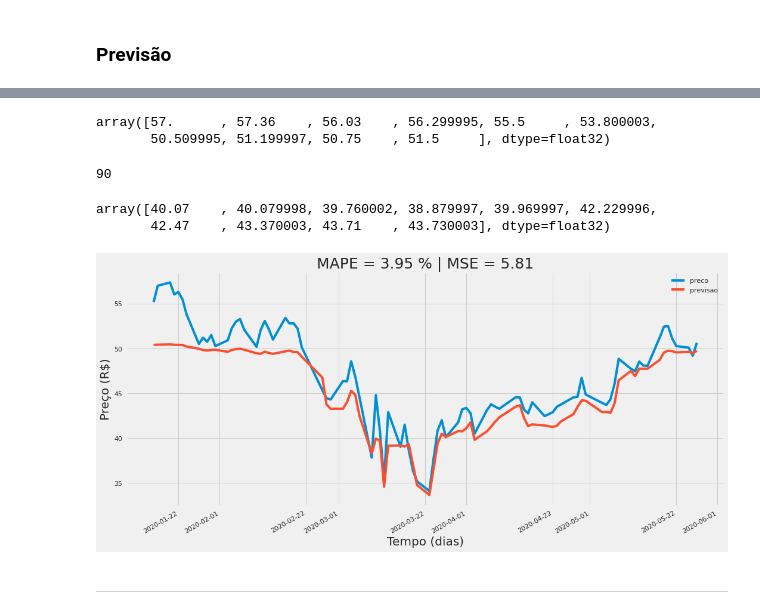
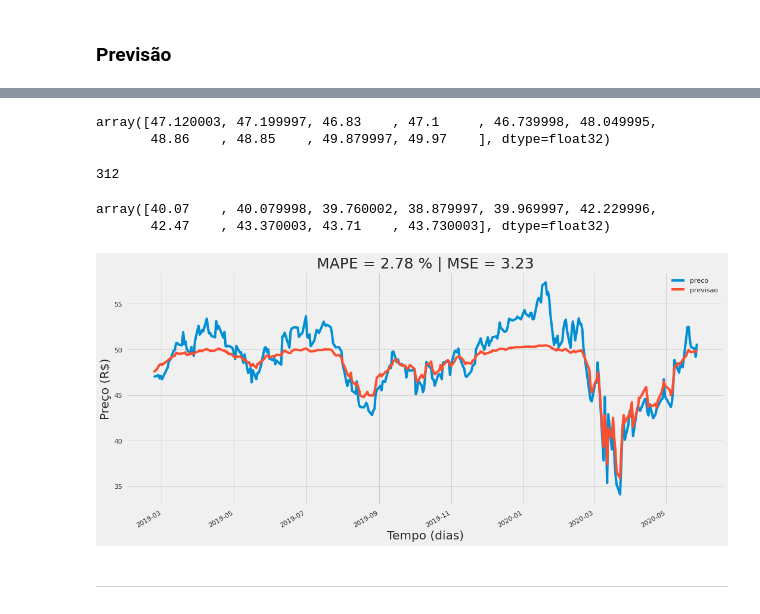
Before and after one commit to brunocampos01/forecast-of-time-series-with-stock-data, a Jupyter notebook: notebooks/02.03-deep_learning.ipynb, the cells around one changed output, grey strips where cells are left out. Saved outputs shown, nothing was run; the diff lists cells and outputs as text; code cells hidden in the pictures.

```diff
--- a/notebooks/02.03-deep_learning.ipynb
+++ b/notebooks/02.03-deep_learning.ipynb
@@ -143,8 +140,8 @@ df_vale3.head()
 # %% [markdown]
 ## Divisão dos Dados
 # %%
-size_train = 2354
-size_test = 91
+size_train = 2132
+size_test = 313
 print(size_train)
 print(size_test)
 
@@ -382,24 +368,24 @@ y_train = y_train*(train_max[0] - train_min[0]) + train_min[0]
 # %%
 y_test[:10]
 # %% [output]
-array([57.      , 57.36    , 56.03    , 56.299995, 55.5     , 53.800003,
-       50.509995, 51.199997, 50.75    , 51.5     ], dtype=float32)
+array([47.120003, 47.199997, 46.83    , 47.1     , 46.739998, 48.049995,
+       48.86    , 48.85    , 49.879997, 49.97    ], dtype=float32)
 # %%
 len(y_test)
 # %% [output]
-90
+312
 # %%
 y_train[:10]
 # %% [output]
 array([40.07    , 40.079998, 39.760002, 38.879997, 39.969997, 42.229996,
        42.47    , 43.370003, 43.71    , 43.730003], dtype=float32)
 # %%
-show_result_model(df_train=df_test['preco'][:90],
-                  df_test=df_test['preco'][:90],
-                  y_forecast=y_pred[:90],
+show_result_model(df_train=df_test['preco'][:312],
+                  df_test=df_test['preco'][:312],
+                  y_forecast=y_pred[:312],
                   model_name='model_lstm')
 # %% [output]
-[figure, old version]
+[figure, new version]
 # %% [markdown]
 ---
 # %% [markdown]
```
Also changed, not shown: parts of 15 cells of this notebook, 14 other files.
